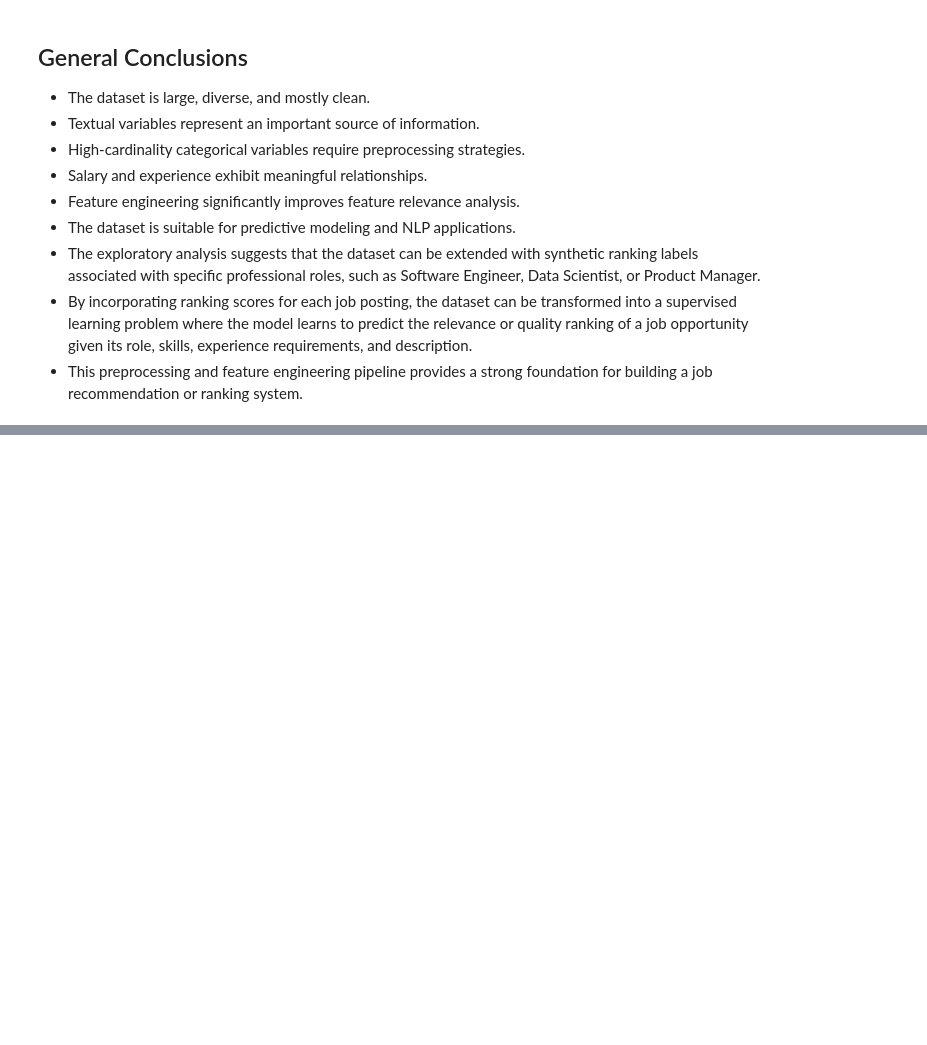
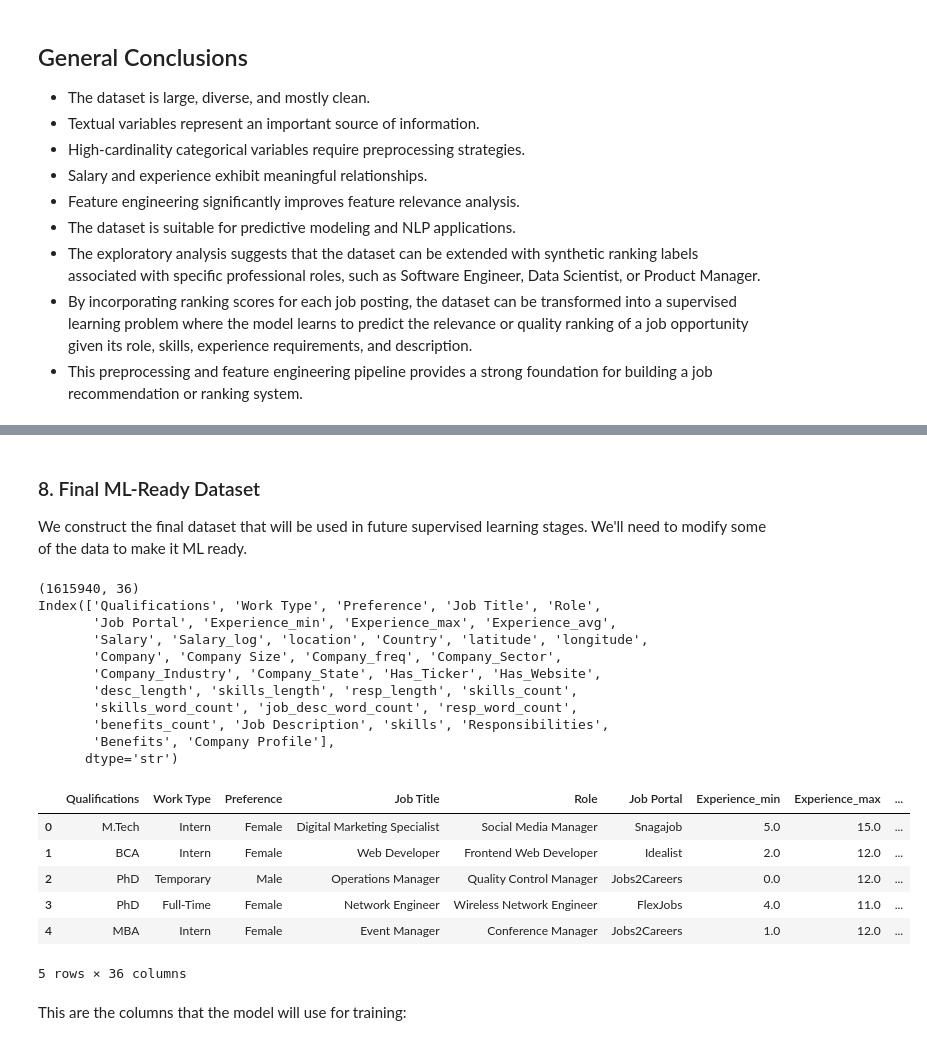
Before and after one commit to PosgradoMNA/TC5035.10-Equipo-60-EDA, a Jupyter notebook: src/main.ipynb, the cells around one changed output, grey strips where cells are left out. Cells and saved outputs as stored; diff of their text form; code cells hidden in the pictures; blank space fills up the shorter version.

```diff
--- a/src/main.ipynb
+++ b/src/main.ipynb
@@ -718,0 +920,4 @@ Some categories, such as `Part-Time`, appear significantly more frequently than
+# %% [markdown]
+### 8. Final ML-Ready Dataset
+
+We construct the final dataset that will be used in future supervised learning stages. We'll need to modify some of the data to make it ML ready.
@@ -718,0 +1005,12 @@ Some categories, such as `Part-Time`, appear significantly more frequently than
+# %%
+df["skills_word_count"] = df["skills"].apply(
+    lambda x: len(str(x).split())
+)
+# %%
+df["job_desc_word_count"] = df["Job Description"].apply(
+    lambda x: len(str(x).split())
+)
+# %%
+df["resp_word_count"] = df["Responsibilities"].apply(
+    lambda x: len(str(x).split())
+)
@@ -718,0 +1084,25 @@ Some categories, such as `Part-Time`, appear significantly more frequently than
+# %%
+df_final = df[final_columns].copy()
+# %%
+print(df_final.shape)
+print(df_final.columns)
+df_final.head()
+# %% [output]
+(1615940, 36)
+Index(['Qualifications', 'Work Type', 'Preference', 'Job Title', 'Role',
+       'Job Portal', 'Experience_min', 'Experience_max', 'Experience_avg',
+       'Salary', 'Salary_log', 'location', 'Country', 'latitude', 'longitude',
+       'Company', 'Company Size', 'Company_freq', 'Company_Sector',
+       'Company_Industry', 'Company_State', 'Has_Ticker', 'Has_Website',
+       'desc_length', 'skills_length', 'resp_length', 'skills_count',
+       'skills_word_count', 'job_desc_word_count', 'resp_word_count',
+       'benefits_count', 'Job Description', 'skills', 'Responsibilities',
+       'Benefits', 'Company Profile'],
+      dtype='str')
+|  | Qualifications | Work Type | Preference | Job Title | Role | Job Portal | Experience_min | Experience_max | ... |
+| 0 | M.Tech | Intern | Female | Digital Marketing Specialist | Social Media Manager | Snagajob | 5.0 | 15.0 | ... |
+| 1 | BCA | Intern | Female | Web Developer | Frontend Web Developer | Idealist | 2.0 | 12.0 | ... |
+| 2 | PhD | Temporary | Male | Operations Manager | Quality Control Manager | Jobs2Careers | 0.0 | 12.0 | ... |
+| 3 | PhD | Full-Time | Female | Network Engineer | Wireless Network Engineer | FlexJobs | 4.0 | 11.0 | ... |
+| 4 | MBA | Intern | Female | Event Manager | Conference Manager | Jobs2Careers | 1.0 | 12.0 | ... |
+5 rows × 36 columns
@@ -718,0 +1112,2 @@ Some categories, such as `Part-Time`, appear significantly more frequently than
+# %% [markdown]
+This are the columns that the model will use for training:
```
Also changed, not shown: parts of 32 cells of this notebook.
